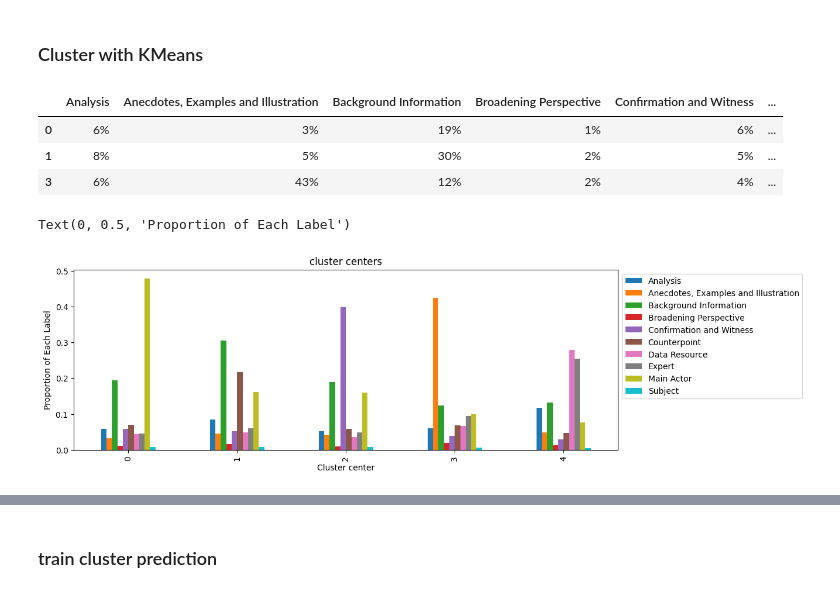
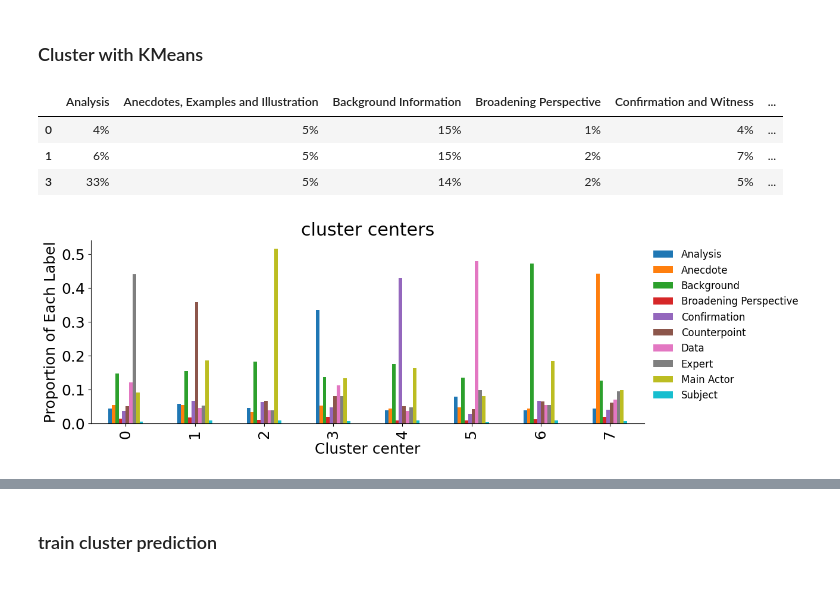
Before and after one commit to Yiqinh/conditional-information-retrieval, a Jupyter notebook: notebooks/2024-10-06__look-at-v3-source-summaries.ipynb, the cells around one changed output, grey strips where cells are left out. Drawn from its saved outputs; the diff is of its cells as text; code cells hidden in the pictures.

```diff
--- a/notebooks/2024-10-06__look-at-v3-source-summaries.ipynb
+++ b/notebooks/2024-10-06__look-at-v3-source-summaries.ipynb
@@ -925,3 +887,5 @@ train_test_mapper = pd.concat([
     orig_train_df[['url']].assign(split='train'),
     orig_test_df[['url']].assign(split='test')
 ])
+# %%
+query_label_dists = pd.read_csv('cache/cluster-prediction-data__label-dists.csv.gz', index_col=0)
@@ -928,10 +894,10 @@ train_test_mapper = pd.concat([
 # %%
-clustering = KMeans(n_clusters=5)
-clusters = clustering.fit_predict(label_distributions, )
+clustering = KMeans(n_clusters=8)
+clusters = clustering.fit_predict(query_label_dists.drop(columns=['url', 'query','split']), )
 # %%
 (pd.DataFrame(
     clustering.cluster_centers_,
-    columns=label_distributions.columns.tolist(),
+    columns=query_label_dists.drop(columns=['url', 'query','split']).columns.tolist(),
  )
  .round(2)
  .pipe(lambda df: (df * 100).astype(int).astype(str) + '%')
@@ -939,19 +905,34 @@ clusters = clustering.fit_predict(label_distributions, )
 )
 # %% [output]
 |  | Analysis | Anecdotes, Examples and Illustration | Background Information | Broadening Perspective | Confirmation and Witness | ... |
-| 0 | 6% | 3% | 19% | 1% | 6% | ... |
-| 1 | 8% | 5% | 30% | 2% | 5% | ... |
-| 3 | 6% | 43% | 12% | 2% | 4% | ... |
+| 0 | 4% | 5% | 15% | 1% | 4% | ... |
+| 1 | 6% | 5% | 15% | 2% | 7% | ... |
+| 3 | 33% | 5% | 14% | 2% | 5% | ... |
+# %%
+short_name_mapper = {
+    'Analysis': 'Analysis',
+    'Anecdotes, Examples and Illustration': 'Anecdote',
+    'Background Information': 'Background',
+    'Broadening Perspective': 'Broadening Perspective',
+    'Confirmation and Witness':'Confirmation',
+    'Counterpoint':'Counterpoint',
+    'Data Resource': 'Data',
+    'Expert':'Expert',
+    'Main Actor': 'Main Actor',
+    'Subject':'Subject'}
 # %%
 import matplotlib.pyplot as plt
-pd.DataFrame(
+plt.rc('font', size=18)
+ax = pd.DataFrame(
     clustering.cluster_centers_,
-    columns=label_distributions.columns
+    columns=query_label_dists.drop(columns=['url', 'query','split']).columns.map(short_name_mapper)
 ).plot(kind='bar', figsize=(12,4), title='cluster centers')
 
-plt.legend(bbox_to_anchor=(1,1))
+plt.legend(bbox_to_anchor=(1,1), fontsize=12, frameon=False)
 plt.xlabel('Cluster center')
 plt.ylabel('Proportion of Each Label')
+ax.spines['right'].set_visible(False)
+ax.spines['top'].set_visible(False)
+plt.savefig('../latex/naacl2024/figures/cluster_centers.png', bbox_inches="tight")
 # %% [output]
-Text(0, 0.5, 'Proportion of Each Label')
-[figure, old version]
+[figure, new version]
```
Also changed, not shown: parts of 24 cells of this notebook, 18 other files.
